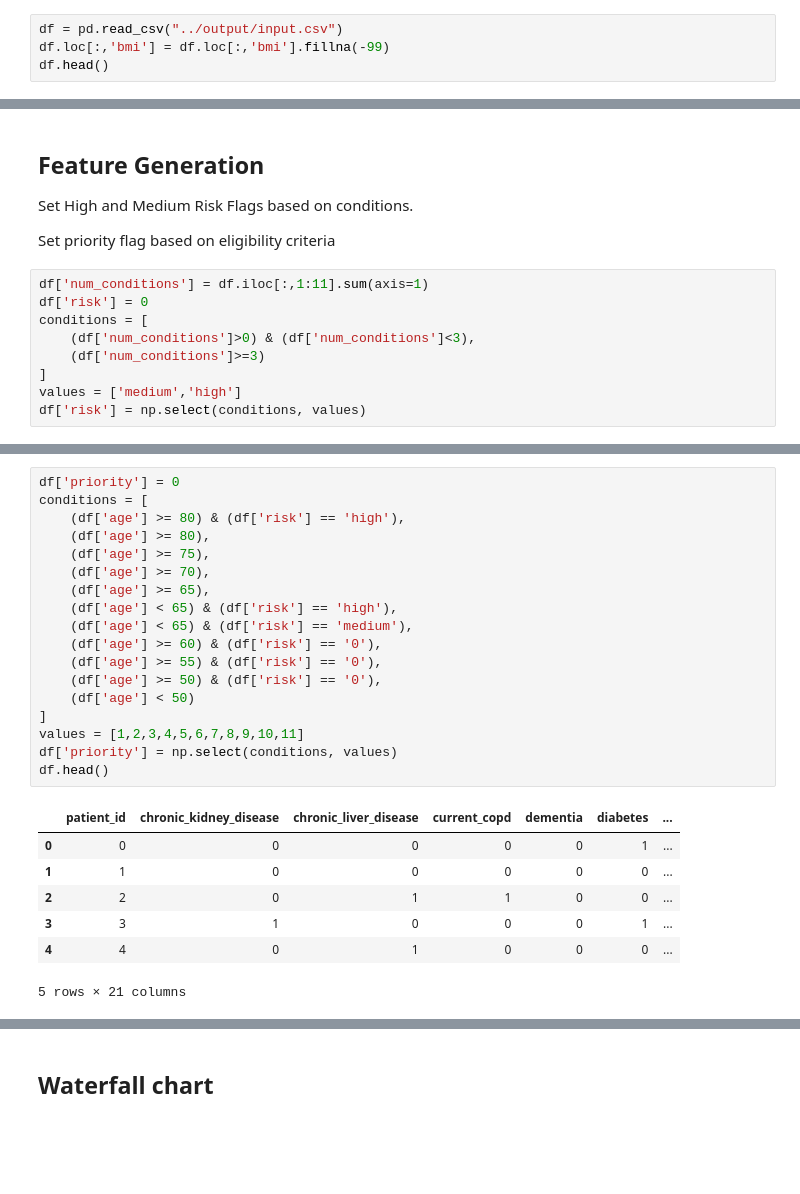
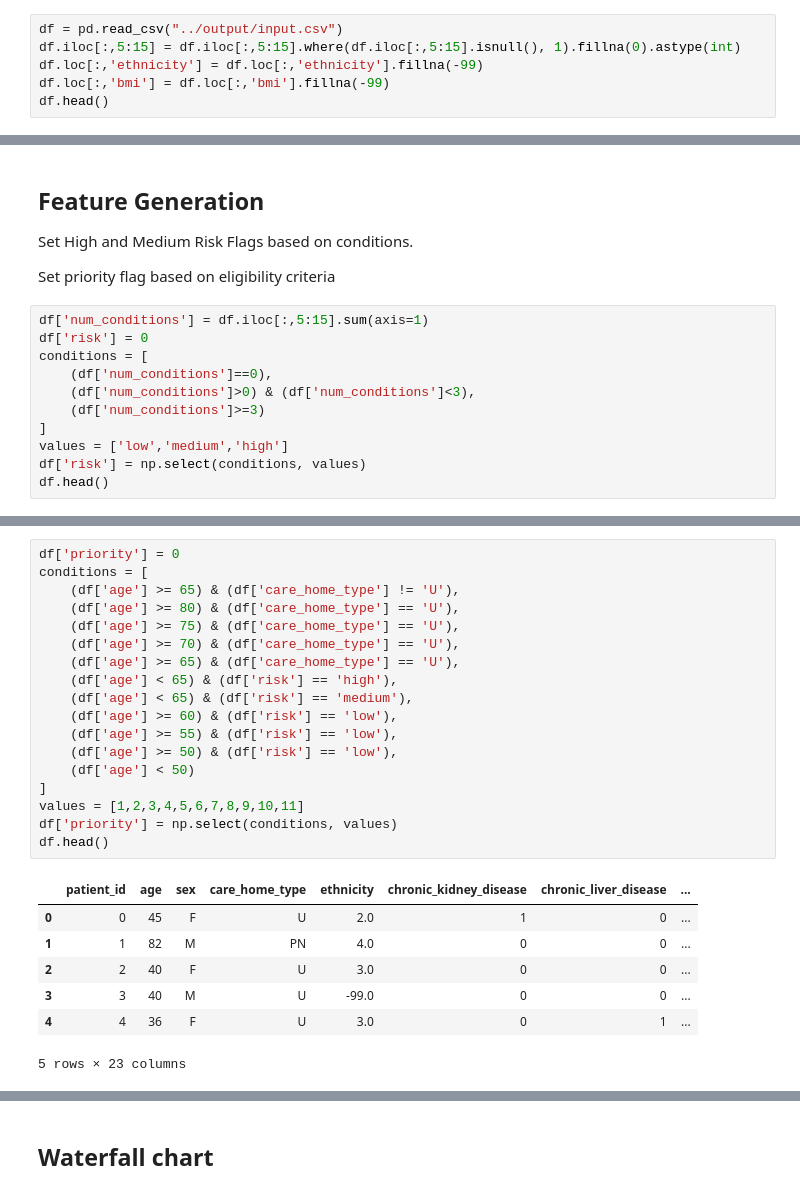
Before and after one commit to opensafely/vaccine-eligibility, a Jupyter notebook: analysis/Study_Analysis.ipynb, the cells around one changed output, grey strips where cells are left out. Cells and saved outputs as stored; diff of their text form; blank space fills up the shorter version.

```diff
--- a/analysis/Study_Analysis.ipynb
+++ b/analysis/Study_Analysis.ipynb
@@ -31,6 +32,8 @@ import matplotlib.pyplot as plt
 ## Data
 # %%
 df = pd.read_csv("../output/input.csv")
+df.iloc[:,5:15] = df.iloc[:,5:15].where(df.iloc[:,5:15].isnull(), 1).fillna(0).astype(int)
+df.loc[:,'ethnicity'] = df.loc[:,'ethnicity'].fillna(-99)
 df.loc[:,'bmi'] = df.loc[:,'bmi'].fillna(-99)
 df.head()
 # %% [output]
@@ -61,11 +64,13 @@ Set High and Medium Risk Flags based on conditions.
 
 Set priority flag based on eligibility criteria
 # %%
-df['num_conditions'] = df.iloc[:,1:11].sum(axis=1)
+df['num_conditions'] = df.iloc[:,5:15].sum(axis=1)
 df['risk'] = 0
 conditions = [
+    (df['num_conditions']==0),
     (df['num_conditions']>0) & (df['num_conditions']<3),
     (df['num_conditions']>=3)
 ]
-values = ['medium','high']
+values = ['low','medium','high']
 df['risk'] = np.select(conditions, values)
+df.head()
@@ -72,29 +85,29 @@ df['risk'] = np.select(conditions, values)
 # %%
 df['priority'] = 0
 conditions = [
-    (df['age'] >= 80) & (df['risk'] == 'high'),
-    (df['age'] >= 80),
-    (df['age'] >= 75),
-    (df['age'] >= 70),
-    (df['age'] >= 65),
+    (df['age'] >= 65) & (df['care_home_type'] != 'U'),
+    (df['age'] >= 80) & (df['care_home_type'] == 'U'),
+    (df['age'] >= 75) & (df['care_home_type'] == 'U'),
+    (df['age'] >= 70) & (df['care_home_type'] == 'U'),
+    (df['age'] >= 65) & (df['care_home_type'] == 'U'),
     (df['age'] < 65) & (df['risk'] == 'high'),
     (df['age'] < 65) & (df['risk'] == 'medium'),
-    (df['age'] >= 60) & (df['risk'] == '0'),
-    (df['age'] >= 55) & (df['risk'] == '0'),
-    (df['age'] >= 50) & (df['risk'] == '0'),
+    (df['age'] >= 60) & (df['risk'] == 'low'),
+    (df['age'] >= 55) & (df['risk'] == 'low'),
+    (df['age'] >= 50) & (df['risk'] == 'low'),
     (df['age'] < 50)
 ]
 values = [1,2,3,4,5,6,7,8,9,10,11]
 df['priority'] = np.select(conditions, values)
 df.head()
 # %% [output]
-|  | patient_id | chronic_kidney_disease | chronic_liver_disease | current_copd | dementia | diabetes | ... |
-| 0 | 0 | 0 | 0 | 0 | 0 | 1 | ... |
-| 1 | 1 | 0 | 0 | 0 | 0 | 0 | ... |
-| 2 | 2 | 0 | 1 | 1 | 0 | 0 | ... |
-| 3 | 3 | 1 | 0 | 0 | 0 | 1 | ... |
-| 4 | 4 | 0 | 1 | 0 | 0 | 0 | ... |
+|  | patient_id | age | sex | care_home_type | ethnicity | chronic_kidney_disease | chronic_liver_disease | ... |
+| 0 | 0 | 45 | F | U | 2.0 | 1 | 0 | ... |
+| 1 | 1 | 82 | M | PN | 4.0 | 0 | 0 | ... |
+| 2 | 2 | 40 | F | U | 3.0 | 0 | 0 | ... |
+| 3 | 3 | 40 | M | U | -99.0 | 0 | 0 | ... |
+| 4 | 4 | 36 | F | U | 3.0 | 0 | 1 | ... |
-5 rows × 21 columns
+5 rows × 23 columns
 # %%
 freq = df['priority'].value_counts().sort_index()
 display(freq)
```
Also changed, not shown: parts of 14 cells of this notebook.
